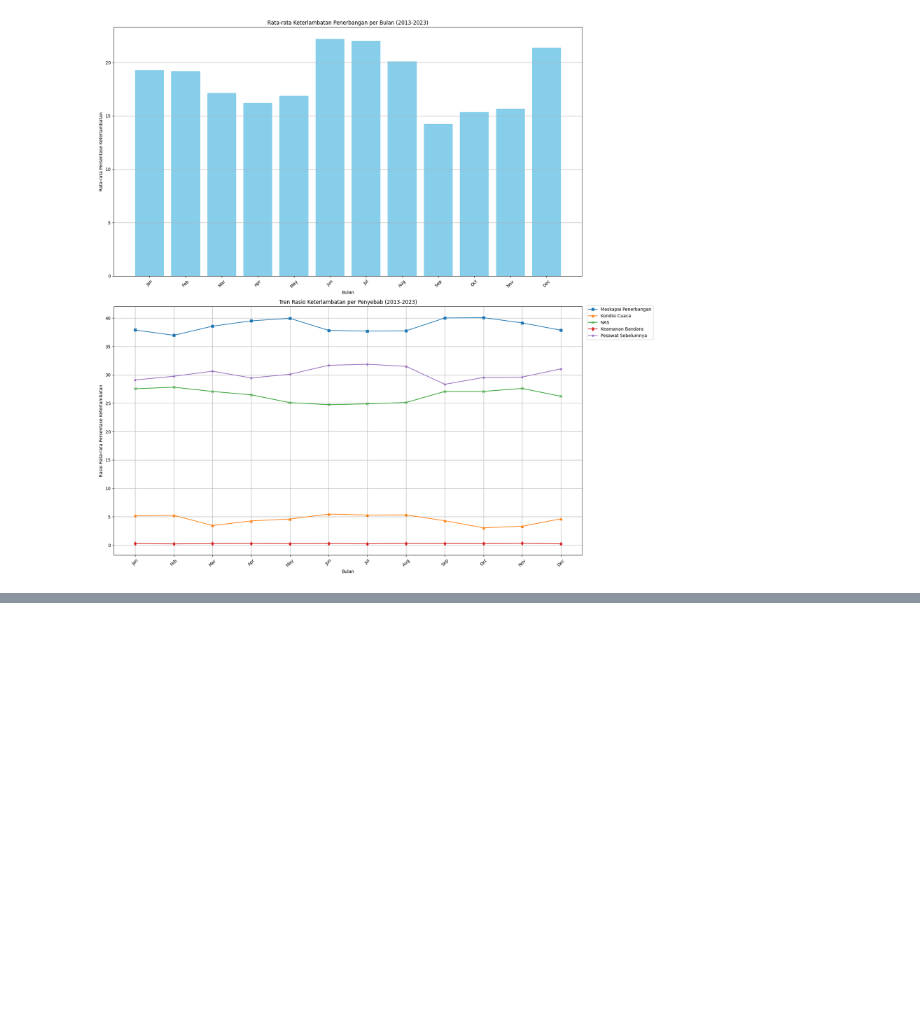
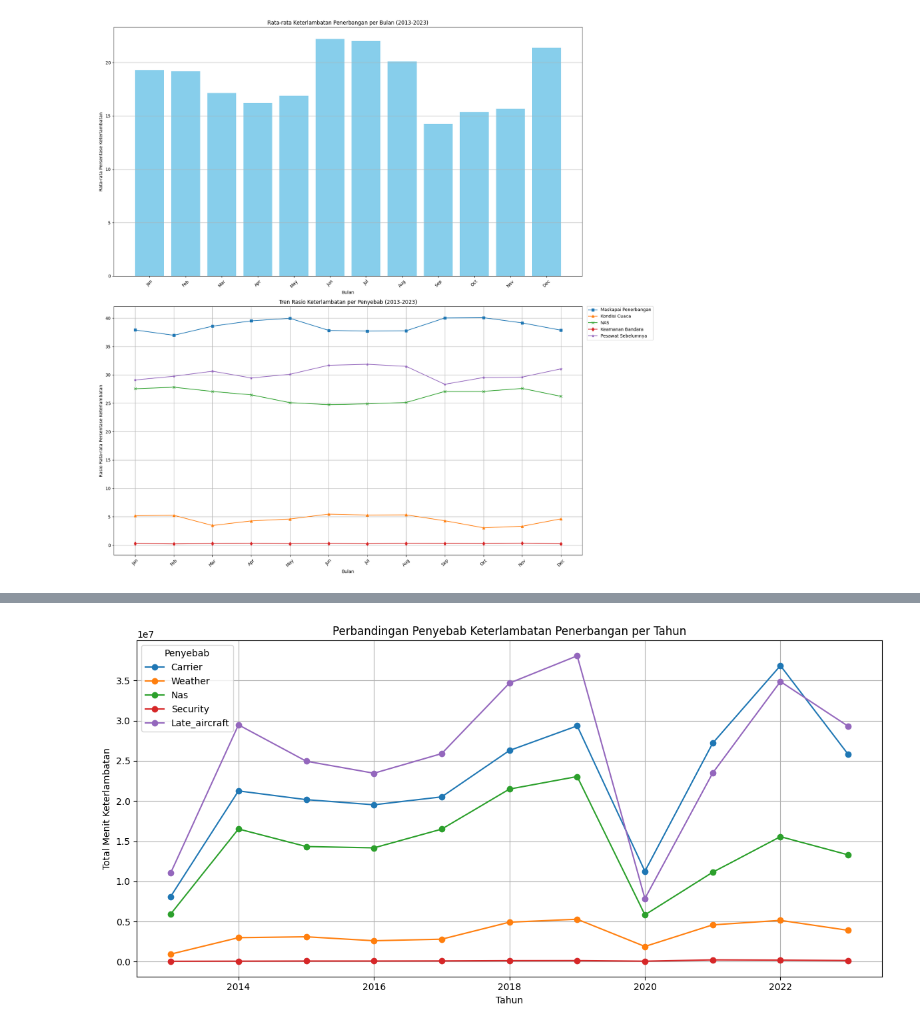
Before and after one commit to jasonrivalino/IF4061_StaticData_USAirlineDelay, a Jupyter notebook: airline_data_EDA.ipynb, the cells around one changed output, grey strips where cells are left out. Drawn from its saved outputs; the diff is of its cells as text; code cells hidden in the pictures; blank space fills up the shorter version.

```diff
--- a/airline_data_EDA.ipynb
+++ b/airline_data_EDA.ipynb
@@ -747,0 +751,25 @@ plt.show()
+# %%
+delay_per_year = airline_data.groupby('year')[[
+    'carrier_delay',
+    'weather_delay',
+    'nas_delay',
+    'security_delay',
+    'late_aircraft_delay'
+]].sum().reset_index()
+# %%
+import matplotlib.pyplot as plt
+
+plt.figure(figsize=(12, 6))
+
+for column in delay_per_year.columns[1:]:
+    plt.plot(delay_per_year['year'], delay_per_year[column], marker='o', label=column.replace('_delay', '').capitalize())
+
+plt.title('Perbandingan Penyebab Keterlambatan Penerbangan per Tahun')
+plt.xlabel('Tahun')
+plt.ylabel('Total Menit Keterlambatan')
+plt.legend(title='Penyebab')
+plt.grid(True)
+plt.tight_layout()
+plt.show()
+# %% [output]
+[figure, added]
```
Also changed, not shown: parts of 2 cells of this notebook.
